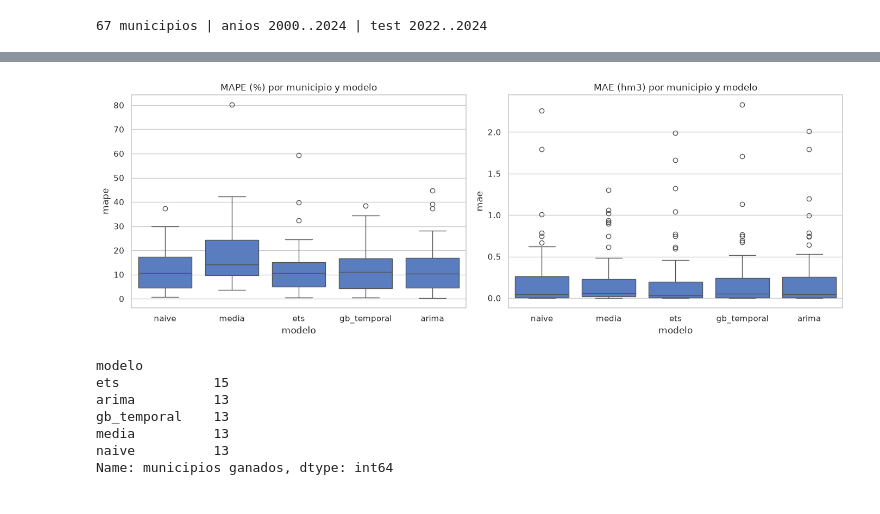
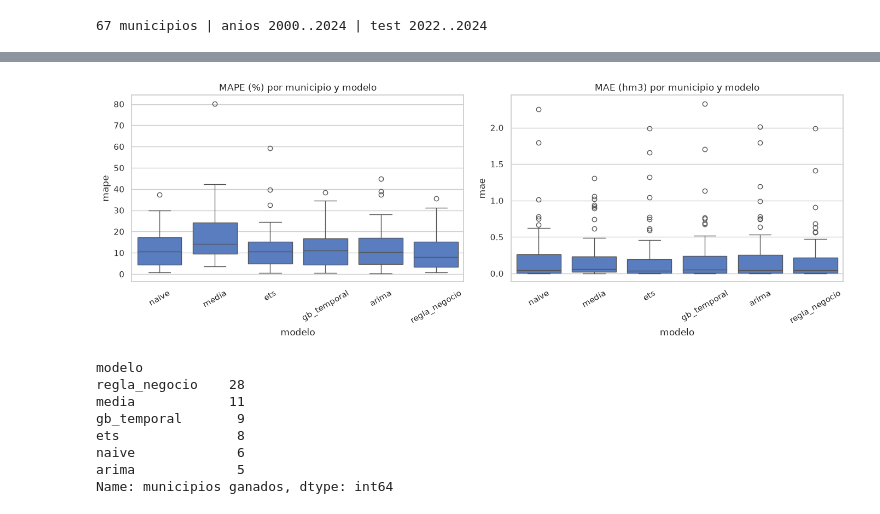
Before and after one commit to Luisbp27/pladi, a Jupyter notebook: notebooks/10_baseline.ipynb, the cells around one changed output, grey strips where cells are left out. Saved outputs shown, nothing was run; the diff lists cells and outputs as text; code cells hidden in the pictures.

Commit message:
feat: notebooks DS v2 — tablón analítico, regla de negocio, modelos serializados, SHAP y walk-forward

```diff
--- a/notebooks/10_baseline.ipynb
+++ b/notebooks/10_baseline.ipynb
@@ -108,5 +130,5 @@ def arima_predict(train, h):
 # %%
-# ── Ejecutar los 5 baselines sobre los 67 municipios
+# ── Ejecutar los 6 baselines ──────────────────────────────────────────────────
 modelos = {
     "naive": naive_predict,
     "media": media_predict,
@@ -114,7 +136,6 @@ modelos = {
     "gb_temporal": gb_predict,
     "arima": arima_predict,
 }
-
 filas = []
 for nombre, fn in modelos.items():
     for cod, s in series.items():
@@ -122,6 +143,12 @@ for nombre, fn in modelos.items():
         m = metricas(test, fn(train, H))
         filas.append({"modelo": nombre, "cod_municipio": cod, **m})
 
+# regla de negocio necesita el municipio
+for cod, s in series.items():
+    train, test = split(s)
+    filas.append({"modelo": "regla_negocio", "cod_municipio": cod,
+                  **metricas(test, regla_negocio_predict(cod, train, H))})
+
 res = pd.DataFrame(filas)
 res.to_csv(RESULTS / "10_baseline_metrics.csv", index=False)
 print(res.groupby("modelo")[["mae", "mape", "rmse", "r2"]].mean().round(3))
@@ -136,23 +164,23 @@ naive        0.212  11.557  0.226  -27.043
 # %%
-# ── Comparativa grafica
 fig, axes = plt.subplots(1, 2, figsize=(14, 5))
 sns.boxplot(data=res, x="modelo", y="mape", ax=axes[0])
 axes[0].set_title("MAPE (%) por municipio y modelo")
+axes[0].tick_params(axis="x", rotation=30)
 sns.boxplot(data=res, x="modelo", y="mae", ax=axes[1])
 axes[1].set_title("MAE (hm3) por municipio y modelo")
+axes[1].tick_params(axis="x", rotation=30)
 plt.tight_layout()
 plt.show()
+
+best = res.loc[res.groupby("cod_municipio")["mape"].idxmin()]
+print(best.groupby("modelo").size().rename("municipios ganados").sort_values(ascending=False))
 # %% [output]
-[figure, old version]
+[figure, new version]
+modelo
+regla_negocio    28
+media            11
+gb_temporal       9
+ets               8
+naive             6
+arima             5
+Name: municipios ganados, dtype: int64
-# %%
-# ── Mejor modelo por municipio (min MAPE)
-best = res.loc[res.groupby("cod_municipio")["mape"].idxmin()]
-print(best.groupby("modelo").size().rename("municipios ganados").sort_values(ascending=False))
-# %% [output]
-modelo
-ets            15
-arima          13
-gb_temporal    13
-media          13
-naive          13
-Name: municipios ganados, dtype: int64
```
Also changed, not shown: parts of 11 cells of this notebook, 15 other files.
